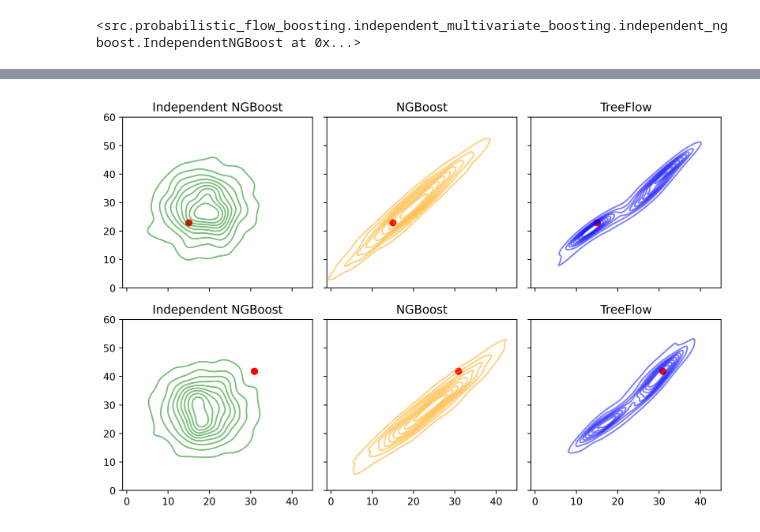
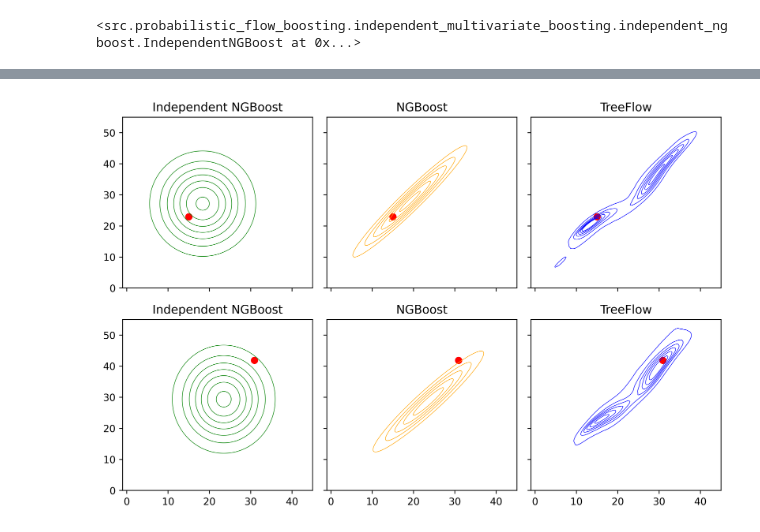
Before and after one commit to pfilo8/NodeFlow, a Jupyter notebook: notebooks/[Parkinsons] Samples.ipynb, the cells around one changed output, grey strips where cells are left out. Saved outputs shown, nothing was run; the diff lists cells and outputs as text; code cells hidden in the pictures.

```diff
--- a/notebooks/[Parkinsons] Samples.ipynb
+++ b/notebooks/[Parkinsons] Samples.ipynb
@@ -120,26 +106,29 @@ for i in range(20, 50):
 # %%
 fig, ax = plt.subplots(2, 3, figsize=(9, 6), sharey=True, sharex=True, dpi=500)
 
 for index, i in enumerate([33, 48]):
-    samples_tfb = treeflow.sample(x_test.values[i:i+1, :], num_samples=1000)
-    samples_ngb = np.vstack(ngb.pred_dist(x_test.values[i:i+1, :]).sample(1000))
-    samples_ngb_indep = ngb_indep.scipy_distribution(x_test.values[0:1, :])[0].rvs(1000)
+    x, y = np.mgrid[-1:45:0.1, 0:55:0.1]
+    pos = np.dstack((x, y))
 
-    sns.kdeplot(x=samples_ngb_indep[:, 0], y=samples_ngb_indep[:, 1], alpha = 0.5, color = 'green', label = 'Independent NGBoost', ax=ax[index, 0])
+    samples_tfb = treeflow.sample(x_test.values[i:i+1, :], num_samples=100000)
+    ngb_distribution = ngb.pred_dist(x_test.values[i:i+1, :]).scipy_distribution()[0]
+    ngb_indep_distribution = ngb_indep.scipy_distribution(x_test.values[i:i+1, :])[0]
+
+    ax[index, 0].contour(x, y, ngb_indep_distribution.pdf(pos), linewidths = 0.5, levels = 7, colors = 'green')
     ax[index, 0].scatter(y_test.values[i, 0], y_test.values[i, 1], color = 'red', s = 40)
     ax[index, 0].set_title('Independent NGBoost')
 
-    sns.kdeplot(x=samples_ngb[:, 0], y=samples_ngb[:, 1], alpha = 0.5, color = 'orange', label = 'NGBoost', ax=ax[index, 1])
+    ax[index, 1].contour(x, y, ngb_distribution.pdf(pos), linewidths = 0.5, levels = 7, colors = 'orange')
     ax[index, 1].scatter(y_test.values[i, 0], y_test.values[i, 1], color = 'red', s = 40)
     ax[index, 1].set_title('NGBoost')
 
-    sns.kdeplot(x=samples_tfb[0, :, 0], y=samples_tfb[0, :, 1], alpha = 0.5, color = 'blue', label = 'TreeFlow', ax=ax[index, 2])
+    sns.kdeplot(x=samples_tfb[0, :, 0], y=samples_tfb[0, :, 1], linewidths = 0.5, levels = 7, color = 'blue', label = 'TreeFlow', ax=ax[index, 2])
     ax[index, 2].scatter(y_test.values[i, 0], y_test.values[i, 1], color = 'red', s = 40)
     ax[index, 2].set_title('TreeFlow')
 
 plt.xlim([-1, 45])
-plt.ylim([0, 60])
+plt.ylim([0, 55])
 plt.tight_layout()
 plt.savefig('parkinsons.pdf')
 # %% [output]
-[figure, old version]
+[figure, new version]
```
Also changed, not shown: parts of 3 cells of this notebook, 16 other files.
